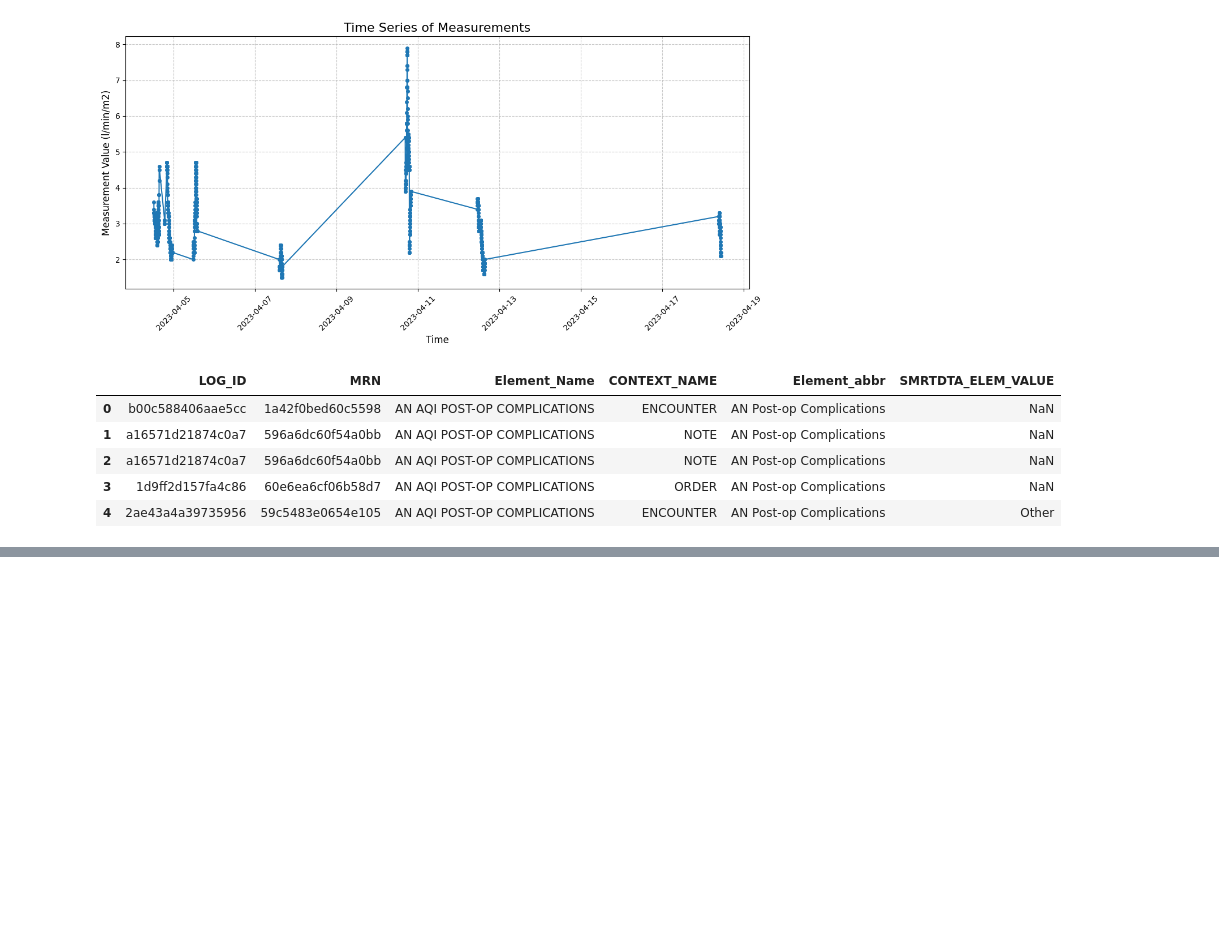
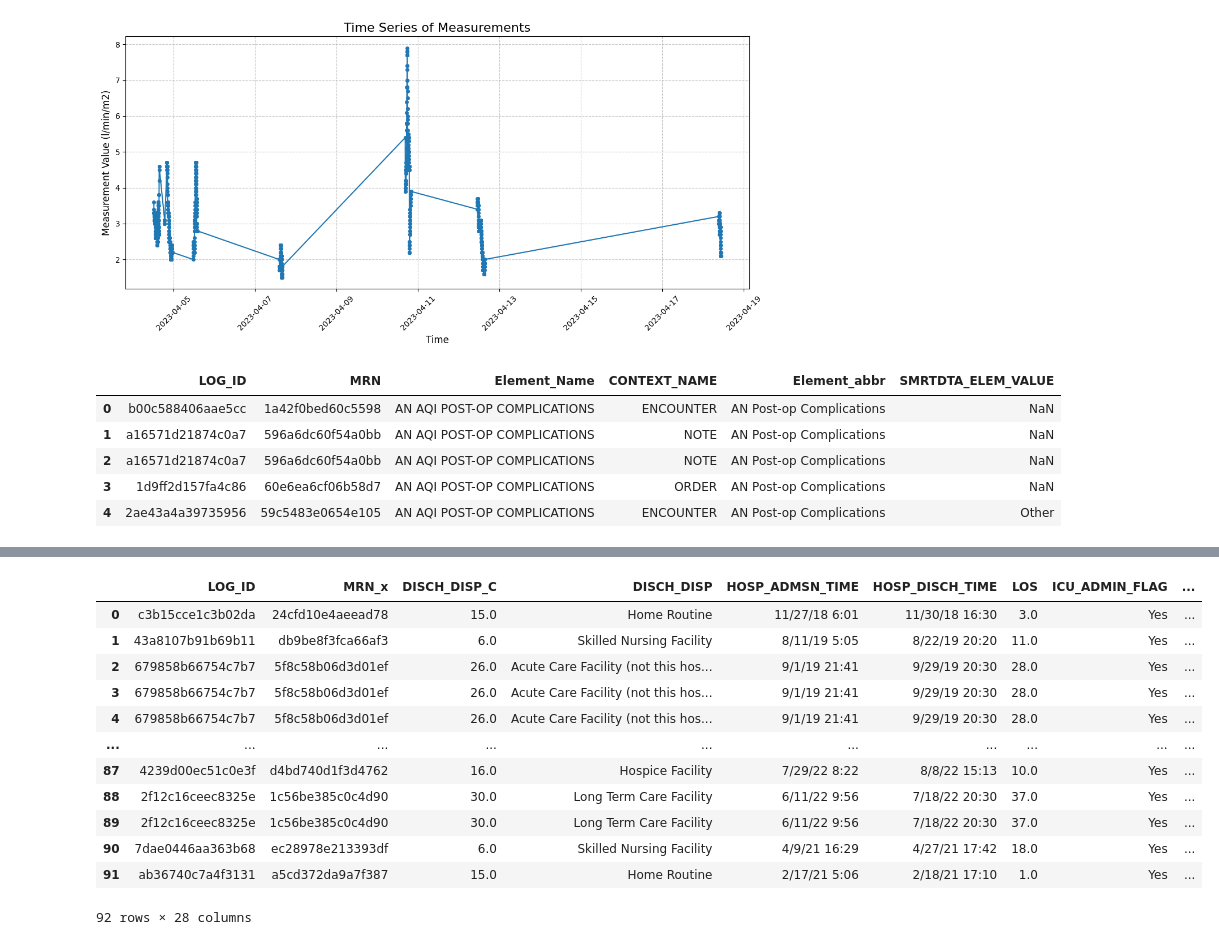
Before and after one commit to jiulong15/comp90051, a Jupyter notebook: code/data_pre_explore.ipynb, the cells around one changed output, grey strips where cells are left out. Saved outputs shown, nothing was run; the diff lists cells and outputs as text; code cells hidden in the pictures; blank space fills up the shorter version.

```diff
--- a/code/data_pre_explore.ipynb
+++ b/code/data_pre_explore.ipynb
@@ -136,0 +179,19 @@ print(complication_counts_sorted)
+# %%
+post_op = patient_post_op_complications.copy()
+post_op= post_op[post_op['Element_abbr'] != 'AN Post-op Complications']
+post_op = pd.merge(patient_list, post_op, on='LOG_ID', how='inner')
+post_op
+# %% [output]
+|  | LOG_ID | MRN_x | DISCH_DISP_C | DISCH_DISP | HOSP_ADMSN_TIME | HOSP_DISCH_TIME | LOS | ICU_ADMIN_FLAG | ... |
+| 0 | c3b15cce1c3b02da | 24cfd10e4aeead78 | 15.0 | Home Routine | 11/27/18 6:01 | 11/30/18 16:30 | 3.0 | Yes | ... |
+| 1 | 43a8107b91b69b11 | db9be8f3fca66af3 | 6.0 | Skilled Nursing Facility | 8/11/19 5:05 | 8/22/19 20:20 | 11.0 | Yes | ... |
+| 2 | 679858b66754c7b7 | 5f8c58b06d3d01ef | 26.0 | Acute Care Facility (not this hos... | 9/1/19 21:41 | 9/29/19 20:30 | 28.0 | Yes | ... |
+| 3 | 679858b66754c7b7 | 5f8c58b06d3d01ef | 26.0 | Acute Care Facility (not this hos... | 9/1/19 21:41 | 9/29/19 20:30 | 28.0 | Yes | ... |
+| 4 | 679858b66754c7b7 | 5f8c58b06d3d01ef | 26.0 | Acute Care Facility (not this hos... | 9/1/19 21:41 | 9/29/19 20:30 | 28.0 | Yes | ... |
+| ... | ... | ... | ... | ... | ... | ... | ... | ... | ... |
+| 87 | 4239d00ec51c0e3f | d4bd740d1f3d4762 | 16.0 | Hospice Facility | 7/29/22 8:22 | 8/8/22 15:13 | 10.0 | Yes | ... |
+| 88 | 2f12c16ceec8325e | 1c56be385c0c4d90 | 30.0 | Long Term Care Facility | 6/11/22 9:56 | 7/18/22 20:30 | 37.0 | Yes | ... |
+| 89 | 2f12c16ceec8325e | 1c56be385c0c4d90 | 30.0 | Long Term Care Facility | 6/11/22 9:56 | 7/18/22 20:30 | 37.0 | Yes | ... |
+| 90 | 7dae0446aa363b68 | ec28978e213393df | 6.0 | Skilled Nursing Facility | 4/9/21 16:29 | 4/27/21 17:42 | 18.0 | Yes | ... |
+| 91 | ab36740c7a4f3131 | a5cd372da9a7f387 | 15.0 | Home Routine | 2/17/21 5:06 | 2/18/21 17:10 | 1.0 | Yes | ... |
+92 rows × 28 columns
```
Also changed, not shown: parts of 10 cells of this notebook, 4 other files.
